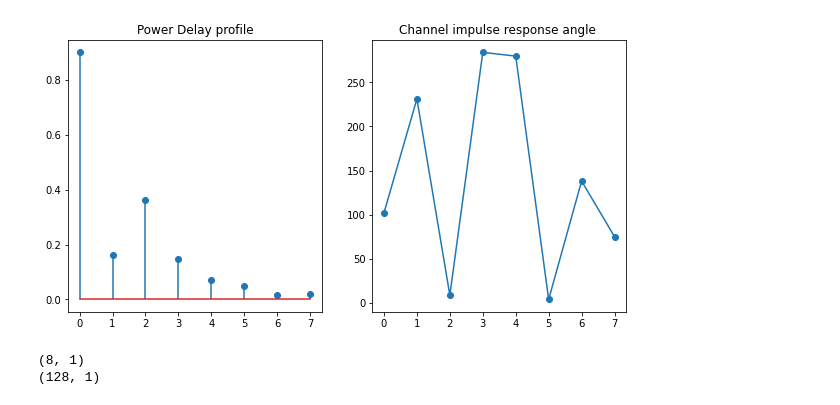
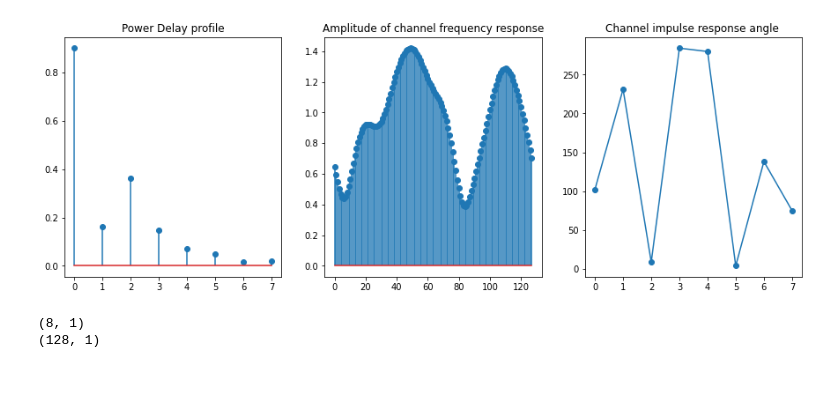
Before and after one commit to delaitl/OFDM, a Jupyter notebook: BEN_step2.ipynb, the cells around one changed output. Saved outputs shown, nothing was run; the diff lists cells and outputs as text; code cells hidden in the pictures; blank space fills up the shorter version.

Commit message:
Update all graphs to report

```diff
--- a/BEN_step2.ipynb
+++ b/BEN_step2.ipynb
@@ -10,24 +10,28 @@ import ipywidgets as widgets
 # %%
 ser = 10**(-5) #Symbol error rate we want to achieve
 
 
 
 
 mat = scipy.io.loadmat('CIR.mat')
 mat['h'].shape
 CIR = mat['h']
-plt.figure(figsize=(10,5))
-plt.subplot(121)
+plt.figure(figsize=(15,5))
+plt.subplot(131)
 plt.stem(np.abs(CIR))
 
 plt.title("Power Delay profile")
 
-plt.subplot(122)
+plt.subplot(133)
 plt.title("Channel impulse response angle ")
 plt.plot(((180/np.pi) * np.angle(CIR))%360, '-o')
+
+plt.subplot(132)
+plt.title("Amplitude of channel frequency response")
+plt.stem(np.abs(np.fft.fft(CIR,n=128, axis=0)))
 plt.show()
 # %% [output]
-[figure, old version]
+[figure, new version]
 # %%
 print(CIR.shape)
 freqres = np.fft.fft(CIR,n=128, axis=0)
```
Also changed, not shown: parts of 5 cells of this notebook, 17 other files.
